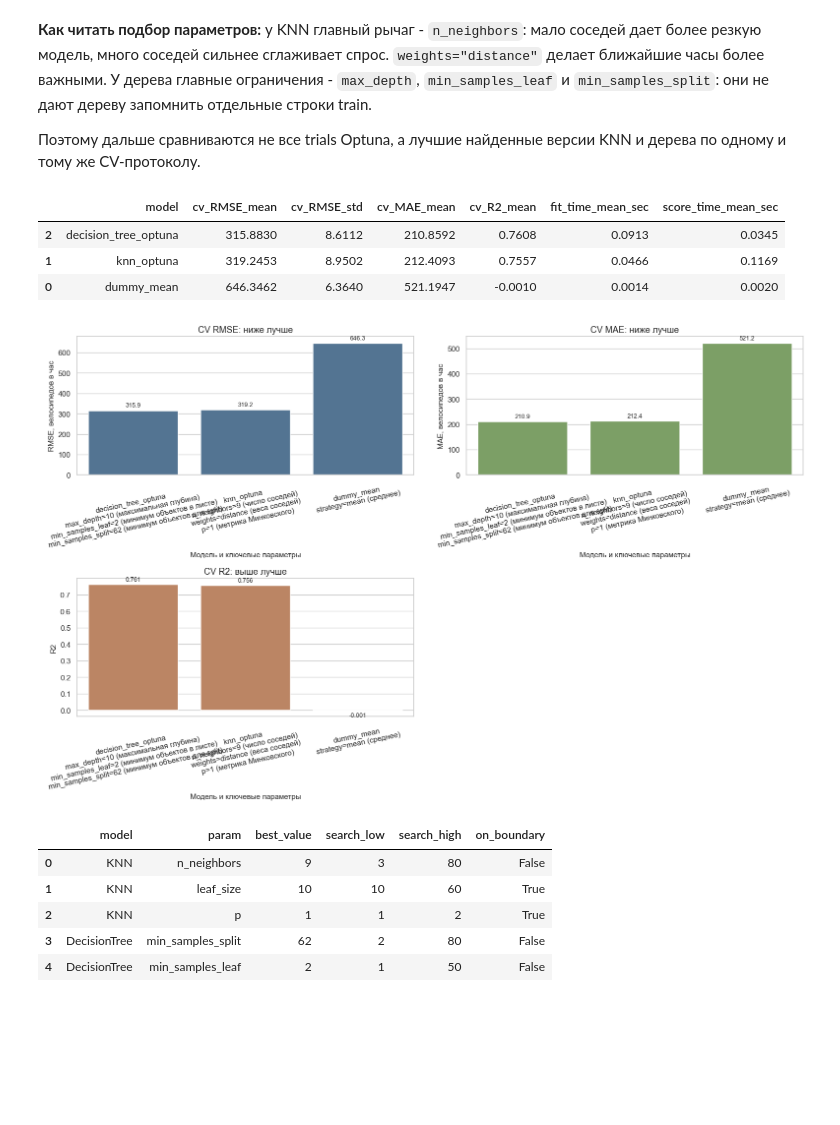
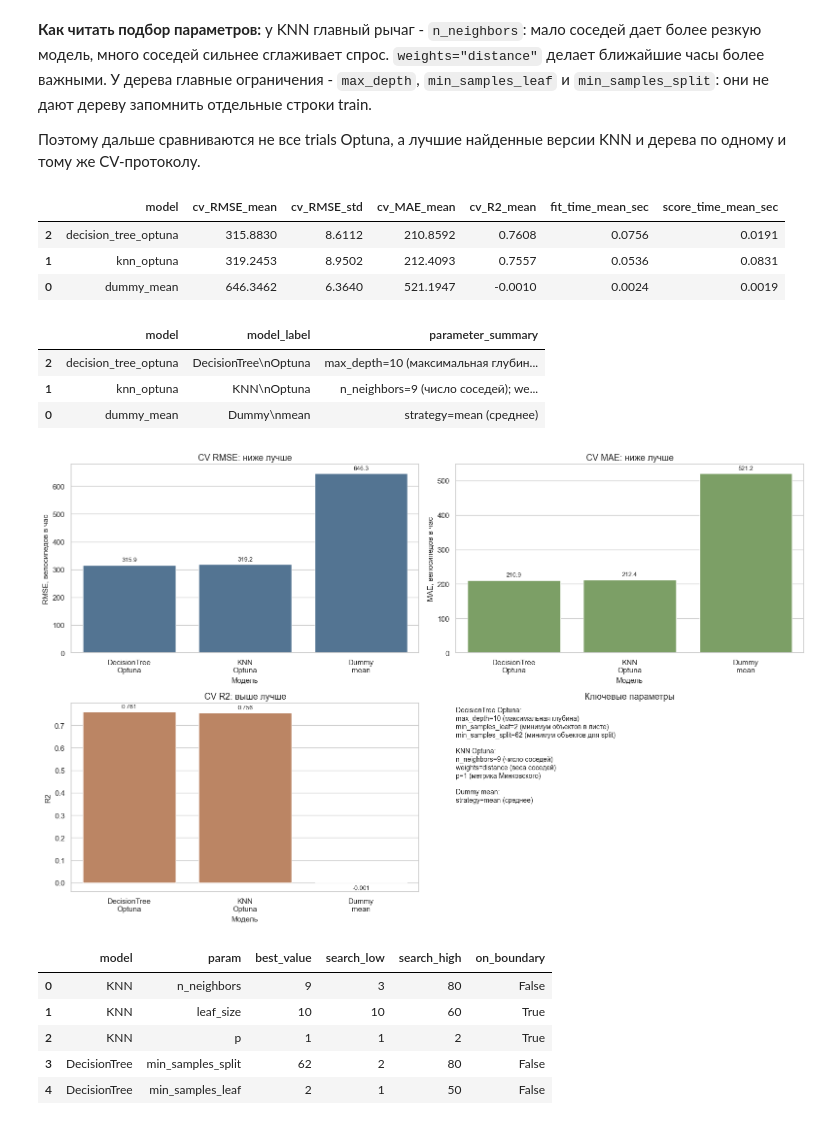
Before and after one commit to neiro/ds_sonv, a Jupyter notebook: ml-env/work.ipynb, the cells around one changed output. Drawn from its saved outputs; the diff is of its cells as text; code cells hidden in the pictures; blank space fills up the shorter version.

Commit message:
Clean up CV comparison labels

```diff
--- a/ml-env/work.ipynb
+++ b/ml-env/work.ipynb
@@ -1187,45 +1187,73 @@ cv_results.append(cross_validate_pipeline("knn_optuna", knn_best_pipeline, param
 cv_results.append(cross_validate_pipeline("decision_tree_optuna", tree_best_pipeline, params=tree_best_params))
 
 cv_comparison = pd.DataFrame(cv_results).sort_values("cv_RMSE_mean")
 display(cv_comparison.drop(columns="params"))
 
 plot_df = cv_comparison.copy()
-plot_df["model_label"] = [
-    f"{model}\n{short_params_for_plot(model, params)}"
+model_display_names = {
+    "dummy_mean": "Dummy\nmean",
+    "knn_optuna": "KNN\nOptuna",
+    "decision_tree_optuna": "DecisionTree\nOptuna",
+}
+plot_df["model_label"] = plot_df["model"].map(model_display_names).fillna(plot_df["model"])
+plot_df["parameter_summary"] = [
+    short_params_for_plot(model, params).replace("\n", "; ")
     for model, params in zip(plot_df["model"], plot_df["params"])
 ]
+display(plot_df[["model", "model_label", "parameter_summary"]])
 
 fig, axes = plt.subplots(2, 2, figsize=(16, 10))
 axes = axes.ravel()
 sns.barplot(data=plot_df, x="model_label", y="cv_RMSE_mean", ax=axes[0], color="#49759c")
 axes[0].set_title("CV RMSE: ниже лучше")
-axes[0].set_xlabel("Модель и ключевые параметры")
+axes[0].set_xlabel("Модель")
 axes[0].set_ylabel("RMSE, велосипедов в час")
-axes[0].tick_params(axis="x", rotation=12)
+axes[0].tick_params(axis="x", rotation=0)
 add_bar_labels(axes[0], "%.1f")
 
 sns.barplot(data=plot_df, x="model_label", y="cv_MAE_mean", ax=axes[1], color="#7aa95c")
 axes[1].set_title("CV MAE: ниже лучше")
-axes[1].set_xlabel("Модель и ключевые параметры")
+axes[1].set_xlabel("Модель")
 axes[1].set_ylabel("MAE, велосипедов в час")
-axes[1].tick_params(axis="x", rotation=12)
+axes[1].tick_params(axis="x", rotation=0)
 add_bar_labels(axes[1], "%.1f")
 
 sns.barplot(data=plot_df, x="model_label", y="cv_R2_mean", ax=axes[2], color="#c98256")
 axes[2].set_title("CV R2: выше лучше")
-axes[2].set_xlabel("Модель и ключевые параметры")
+axes[2].set_xlabel("Модель")
 axes[2].set_ylabel("R2")
-axes[2].tick_params(axis="x", rotation=12)
+axes[2].tick_params(axis="x", rotation=0)
 add_bar_labels(axes[2], "%.3f")
+
 axes[3].axis("off")
+axes[3].set_title("Ключевые параметры")
+parameter_blocks = []
+for row in plot_df.itertuples(index=False):
+    model_label = row.model_label.replace("\n", " ")
+    parameter_summary = row.parameter_summary.replace("; ", "\n")
+    parameter_blocks.append(f"{model_label}:\n{parameter_summary}")
+parameter_text = "\n\n".join(parameter_blocks)
+axes[3].text(
+    0.0,
+    0.98,
+    parameter_text,
+    va="top",
+    ha="left",
+    fontsize=10,
+    linespacing=1.25,
+)
 plt.tight_layout()
 plt.show()
 # %% [output]
 |  | model | cv_RMSE_mean | cv_RMSE_std | cv_MAE_mean | cv_R2_mean | fit_time_mean_sec | score_time_mean_sec |
-| 2 | decision_tree_optuna | 315.8830 | 8.6112 | 210.8592 | 0.7608 | 0.0913 | 0.0345 |
-| 1 | knn_optuna | 319.2453 | 8.9502 | 212.4093 | 0.7557 | 0.0466 | 0.1169 |
-| 0 | dummy_mean | 646.3462 | 6.3640 | 521.1947 | -0.0010 | 0.0014 | 0.0020 |
+| 2 | decision_tree_optuna | 315.8830 | 8.6112 | 210.8592 | 0.7608 | 0.0756 | 0.0191 |
+| 1 | knn_optuna | 319.2453 | 8.9502 | 212.4093 | 0.7557 | 0.0536 | 0.0831 |
+| 0 | dummy_mean | 646.3462 | 6.3640 | 521.1947 | -0.0010 | 0.0024 | 0.0019 |
+|  | model | model_label | parameter_summary |
+| 2 | decision_tree_optuna | DecisionTree\nOptuna | max_depth=10 (максимальная глубин... |
+| 1 | knn_optuna | KNN\nOptuna | n_neighbors=9 (число соседей); we... |
+| 0 | dummy_mean | Dummy\nmean | strategy=mean (среднее) |
-[figure, old version]
+[figure, new version]
 # %%
 def check_boundary_params(study: optuna.Study, model_name: str) -> pd.DataFrame:
     best = study.best_params
```
Also changed, not shown: parts of 2 cells of this notebook, 1 other file.
